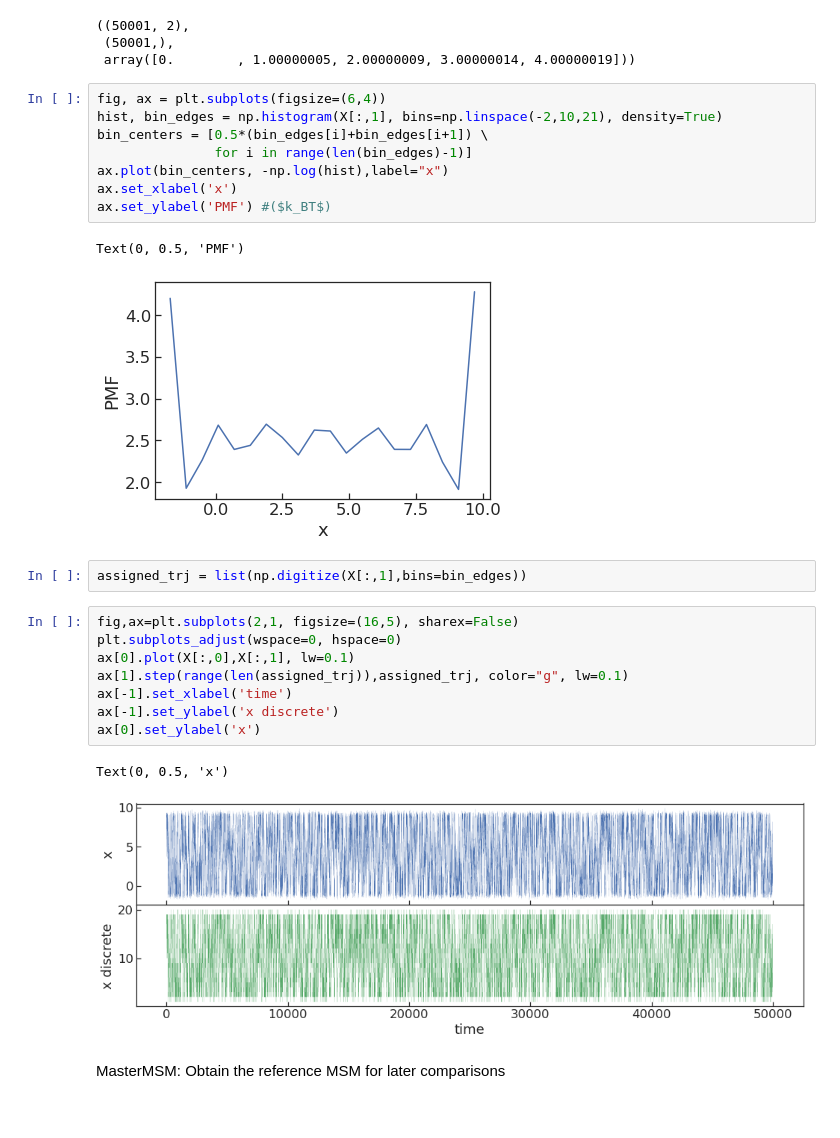
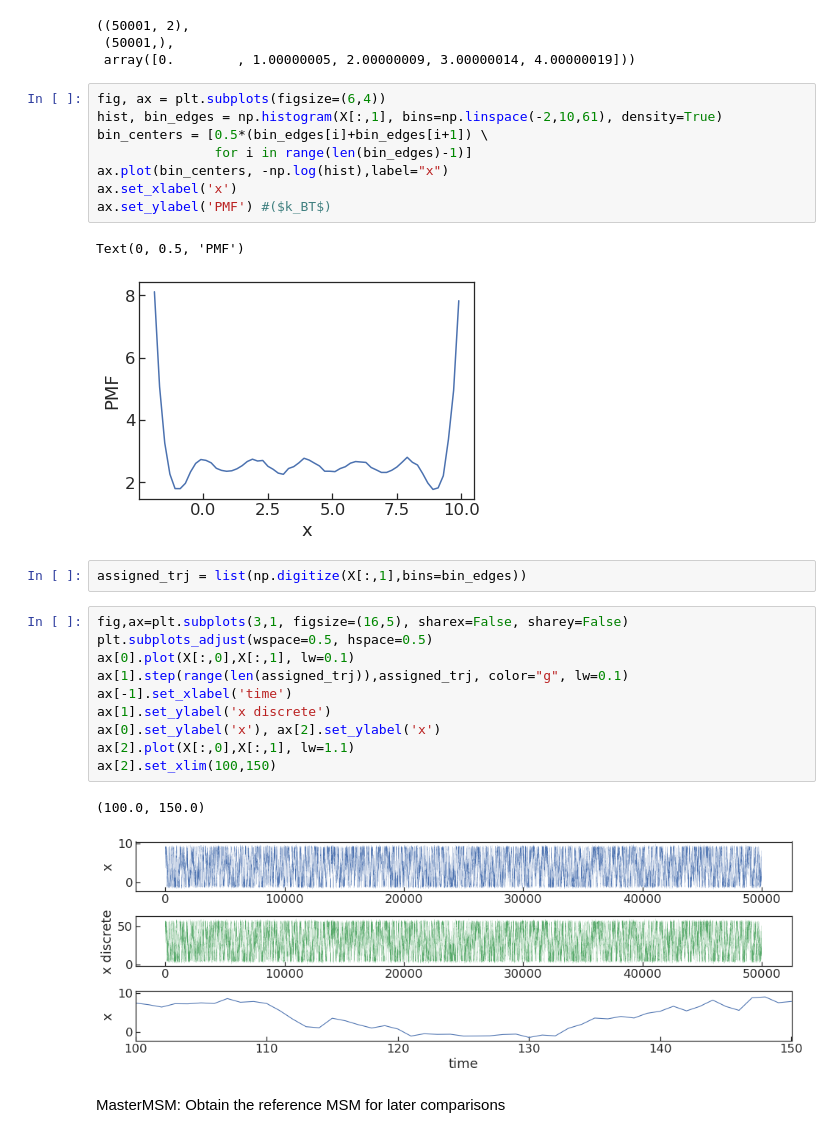
Before and after one commit to BioKT/AdaptiveMasterMSM, a Jupyter notebook: examples/schutte/schutte-as.ipynb, the cells around one changed output. Saved outputs shown, nothing was run; the diff lists cells and outputs as text.

```diff
--- a/examples/schutte/schutte-as.ipynb
+++ b/examples/schutte/schutte-as.ipynb
@@ -29,28 +29,30 @@ X.shape, X0.shape, X0[:5]
  array([0.        , 1.00000005, 2.00000009, 3.00000014, 4.00000019]))
 # %%
 fig, ax = plt.subplots(figsize=(6,4))
-hist, bin_edges = np.histogram(X[:,1], bins=np.linspace(-2,10,21), density=True)
+hist, bin_edges = np.histogram(X[:,1], bins=np.linspace(-2,10,61), density=True)
 bin_centers = [0.5*(bin_edges[i]+bin_edges[i+1]) \
                for i in range(len(bin_edges)-1)]
 ax.plot(bin_centers, -np.log(hist),label="x")
 ax.set_xlabel('x')
 ax.set_ylabel('PMF') #($k_BT$)
 # %% [output]
 Text(0, 0.5, 'PMF')
-[figure, old version]
+[figure, new version]
 # %%
 assigned_trj = list(np.digitize(X[:,1],bins=bin_edges))
 # %%
-fig,ax=plt.subplots(2,1, figsize=(16,5), sharex=False)
-plt.subplots_adjust(wspace=0, hspace=0)
+fig,ax=plt.subplots(3,1, figsize=(16,5), sharex=False, sharey=False)
+plt.subplots_adjust(wspace=0.5, hspace=0.5)
 ax[0].plot(X[:,0],X[:,1], lw=0.1)
 ax[1].step(range(len(assigned_trj)),assigned_trj, color="g", lw=0.1)
 ax[-1].set_xlabel('time')
-ax[-1].set_ylabel('x discrete')
-ax[0].set_ylabel('x')
+ax[1].set_ylabel('x discrete')
+ax[0].set_ylabel('x'), ax[2].set_ylabel('x')
+ax[2].plot(X[:,0],X[:,1], lw=1.1)
+ax[2].set_xlim(100,150)
 # %% [output]
-Text(0, 0.5, 'x')
+(100.0, 150.0)
-[figure, old version]
+[figure, new version]
 # %% [markdown]
 MasterMSM: Obtain the reference MSM for later comparisons
 # %%
```
Also changed, not shown: parts of 52 cells of this notebook.
